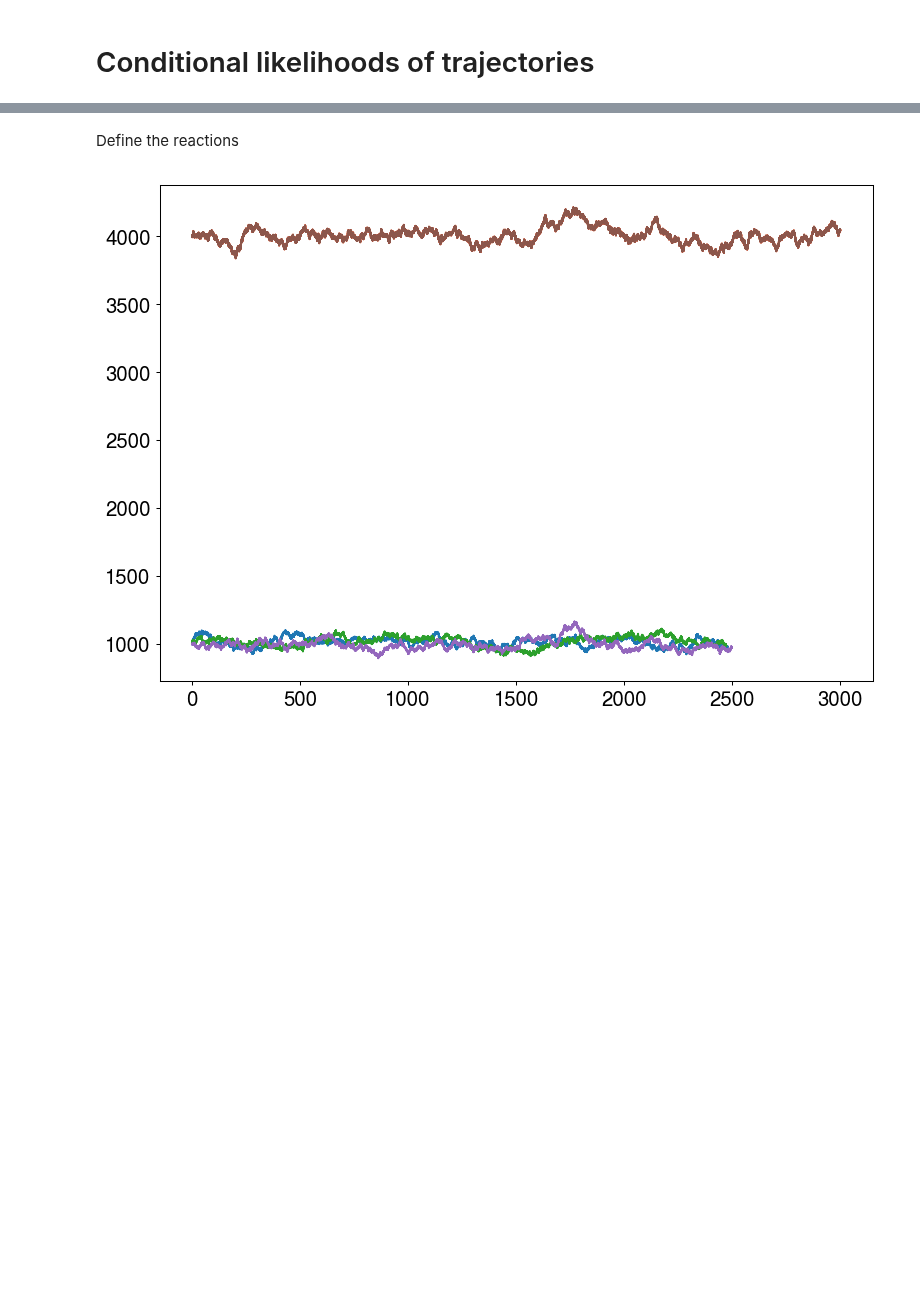
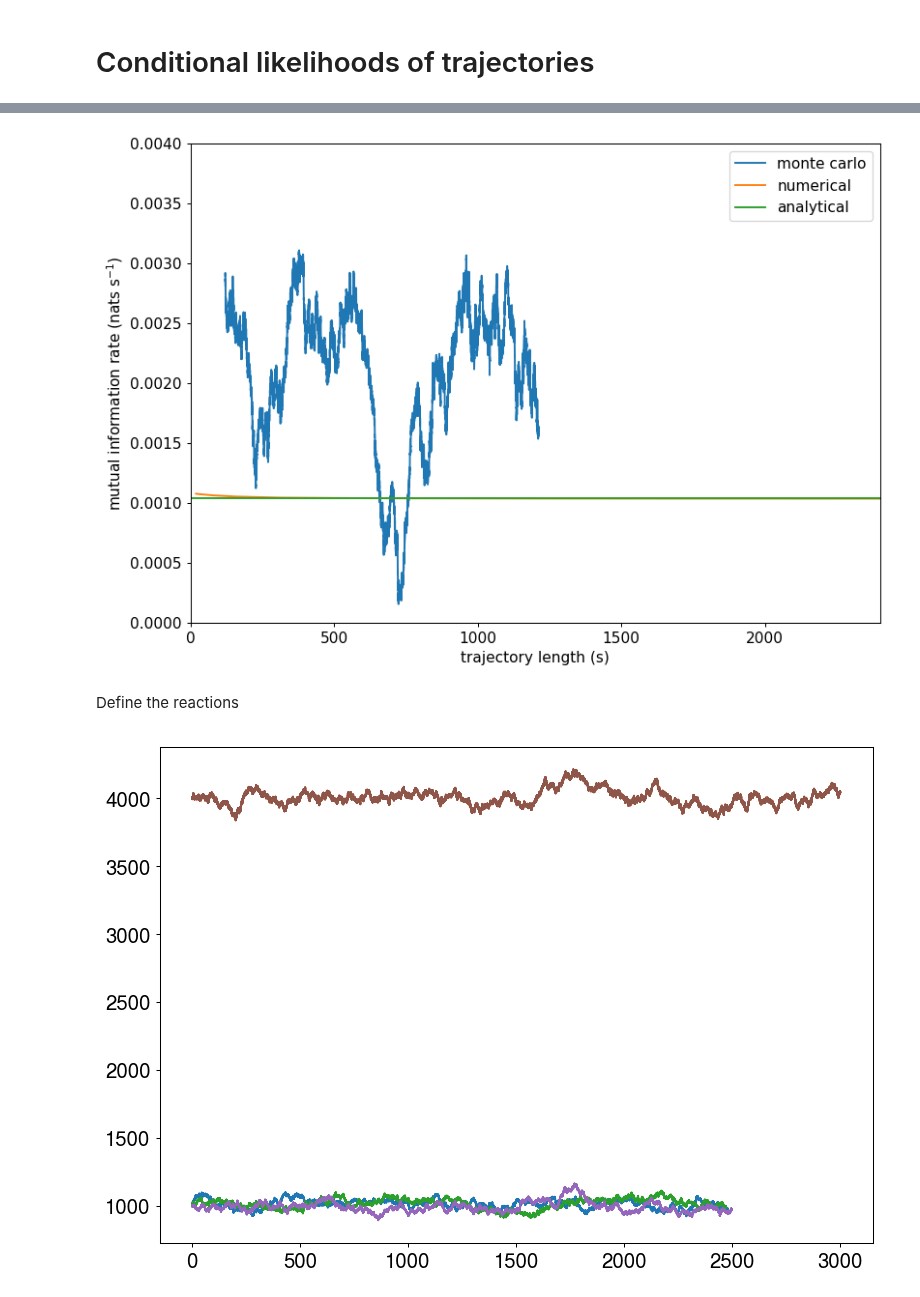
Before and after one commit to manuel-rhdt/master-thesis, a Jupyter notebook: analyzer/mutual_information.ipynb, the cells around one changed output, grey strips where cells are left out. Cells and saved outputs as stored; diff of their text form; code cells hidden in the pictures; blank space fills up the shorter version.

```diff
--- a/analyzer/mutual_information.ipynb
+++ b/analyzer/mutual_information.ipynb
@@ -151,3 +125,19 @@ plt.ylim(0,4)
+# %%
+def mov_avrg(x, y, n=3):
+    return x[n:], (y[n:] - y[:-n]) / (x[n:] - x[:-n])
+# %%
+new_x, new_y = mov_avrg(x, mi_mean, 5000)
+plt.plot(new_x, new_y, label='monte carlo')
+new_x, new_y = mov_avrg(numerical_x, numerical, 5)
+plt.plot(new_x, new_y, label='numerical')
+plt.plot([0,2500], [theoretical_rate, theoretical_rate], label='analytical')
+plt.ylim(0, 0.004)
+plt.xlim(0, 2400)
+plt.ylabel('mutual information rate (nats $\mathrm{s}^{-1}$)')
+plt.xlabel('trajectory length (s)')
+plt.legend();
+# %% [output]
+[figure, added]
 # %%
 from pathlib import Path
 signal = analyzer.load_trajectory(Path('/data/signal/sig1.traj'))
```
Also changed, not shown: parts of 14 cells of this notebook, 7 other files.
